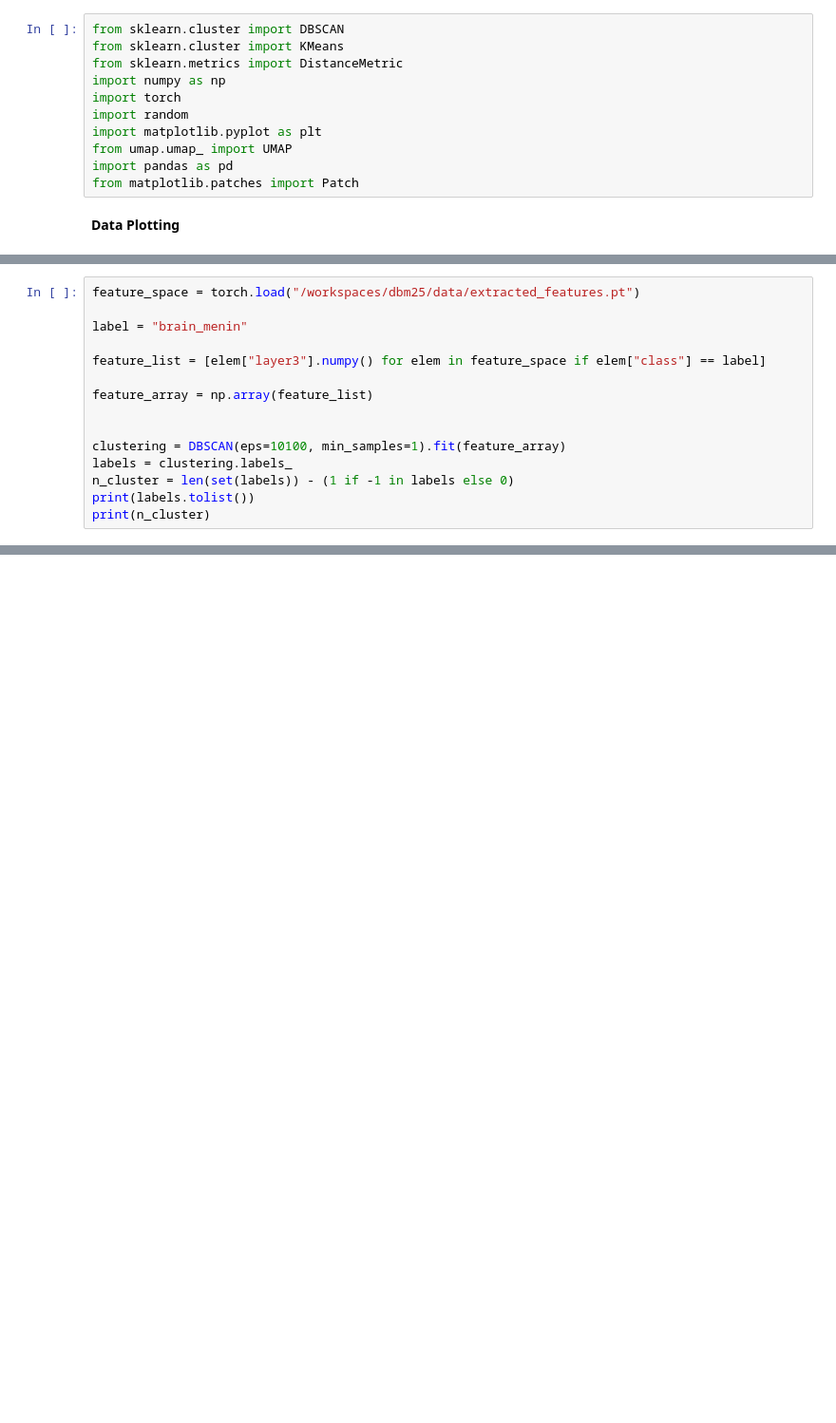
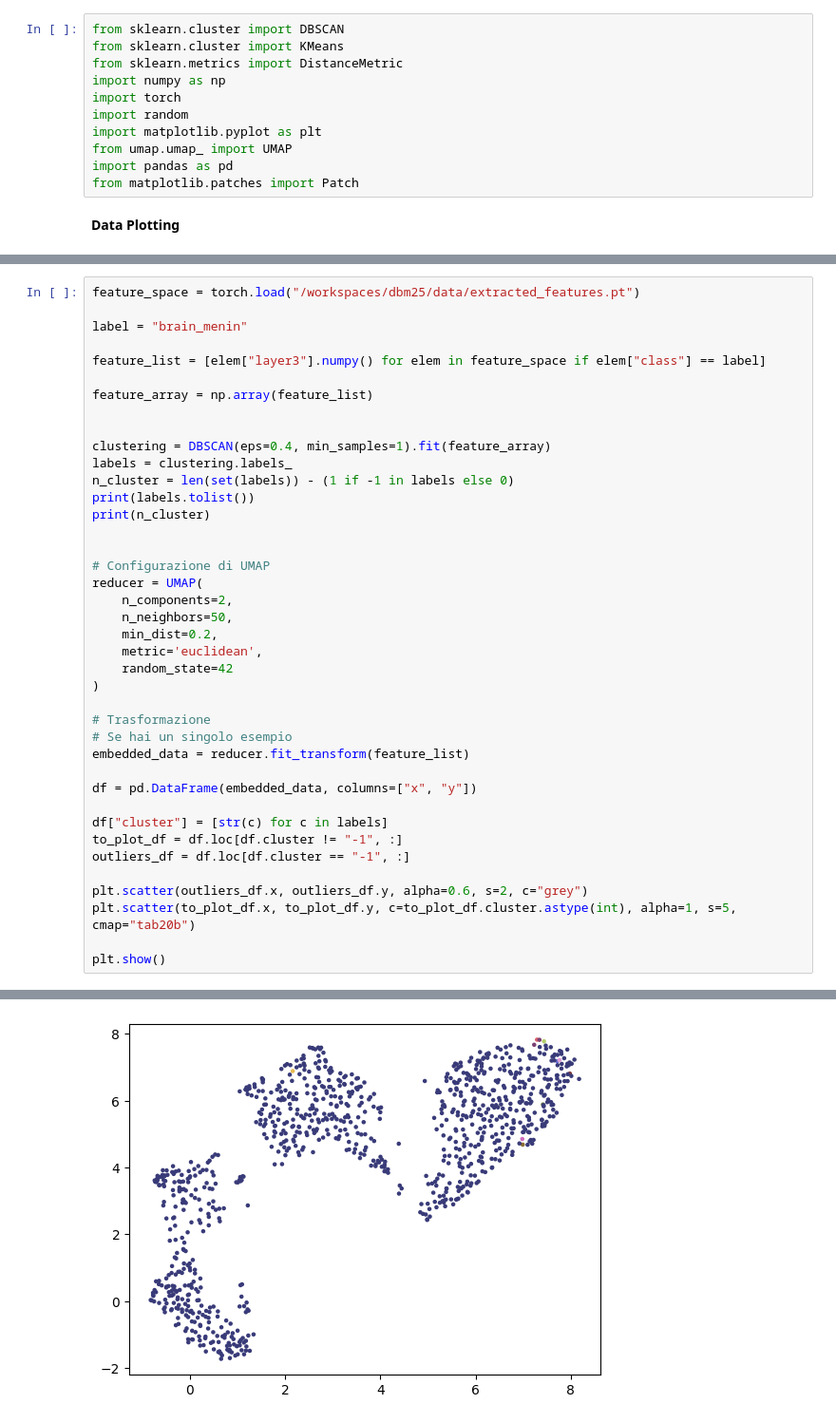
Before and after one commit to VittuD/dbm25, a Jupyter notebook: task_8/task_8_clustering.ipynb, the cells around one changed output, grey strips where cells are left out. Shown: that part at 95% size. Cells and saved outputs as stored; diff of their text form; blank space fills up the shorter version.

```diff
--- a/task_8/task_8_clustering.ipynb
+++ b/task_8/task_8_clustering.ipynb
@@ -84,9 +84,34 @@ feature_list = [elem["layer3"].numpy() for elem in feature_space if elem["class"
 feature_array = np.array(feature_list)
 
 
-clustering = DBSCAN(eps=10100, min_samples=1).fit(feature_array)
+clustering = DBSCAN(eps=0.4, min_samples=1).fit(feature_array)
 labels = clustering.labels_
 n_cluster = len(set(labels)) - (1 if -1 in labels else 0)
 print(labels.tolist())
 print(n_cluster)
+
+
+# Configurazione di UMAP
+reducer = UMAP(
+    n_components=2,
+    n_neighbors=50,
+    min_dist=0.2,
+    metric='euclidean',
+    random_state=42
+)
+
+# Trasformazione
+# Se hai un singolo esempio
+embedded_data = reducer.fit_transform(feature_list)
+
+df = pd.DataFrame(embedded_data, columns=["x", "y"])
+
+df["cluster"] = [str(c) for c in labels]
+to_plot_df = df.loc[df.cluster != "-1", :]
+outliers_df = df.loc[df.cluster == "-1", :]
+
+plt.scatter(outliers_df.x, outliers_df.y, alpha=0.6, s=2, c="grey")
+plt.scatter(to_plot_df.x, to_plot_df.y, c=to_plot_df.cluster.astype(int), alpha=1, s=5, cmap="tab20b")
+
+plt.show()
 # %% [output]
@@ -94,0 +120 @@ print(n_cluster)
+[figure, added]
```
Also changed, not shown: parts of 2 cells of this notebook, 3 other files.
